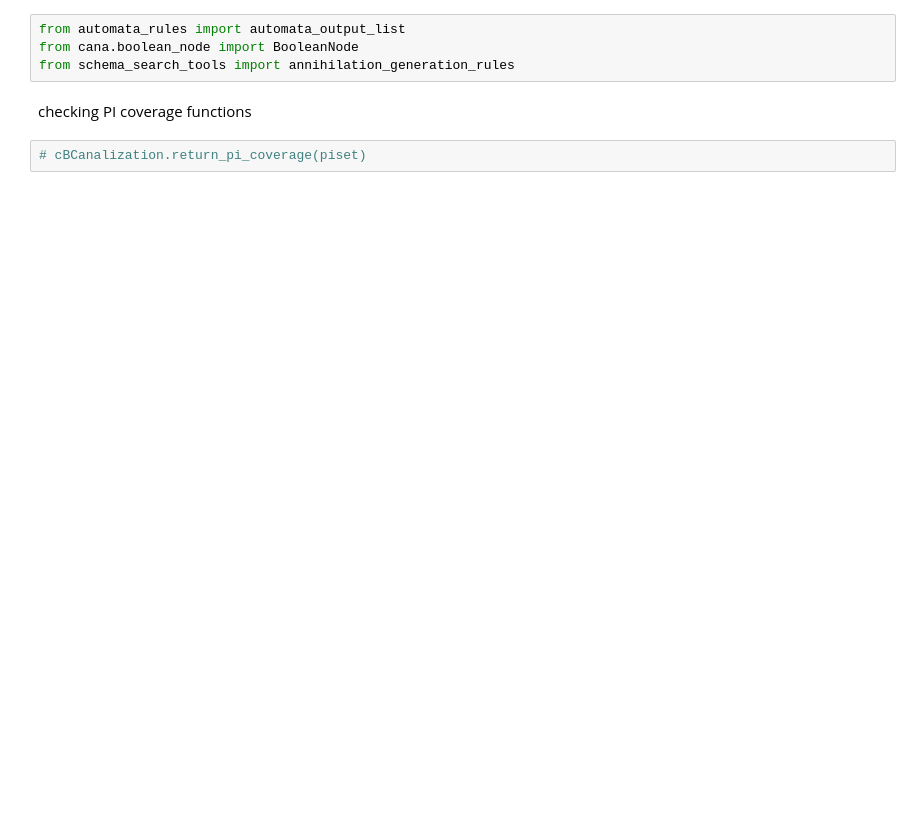
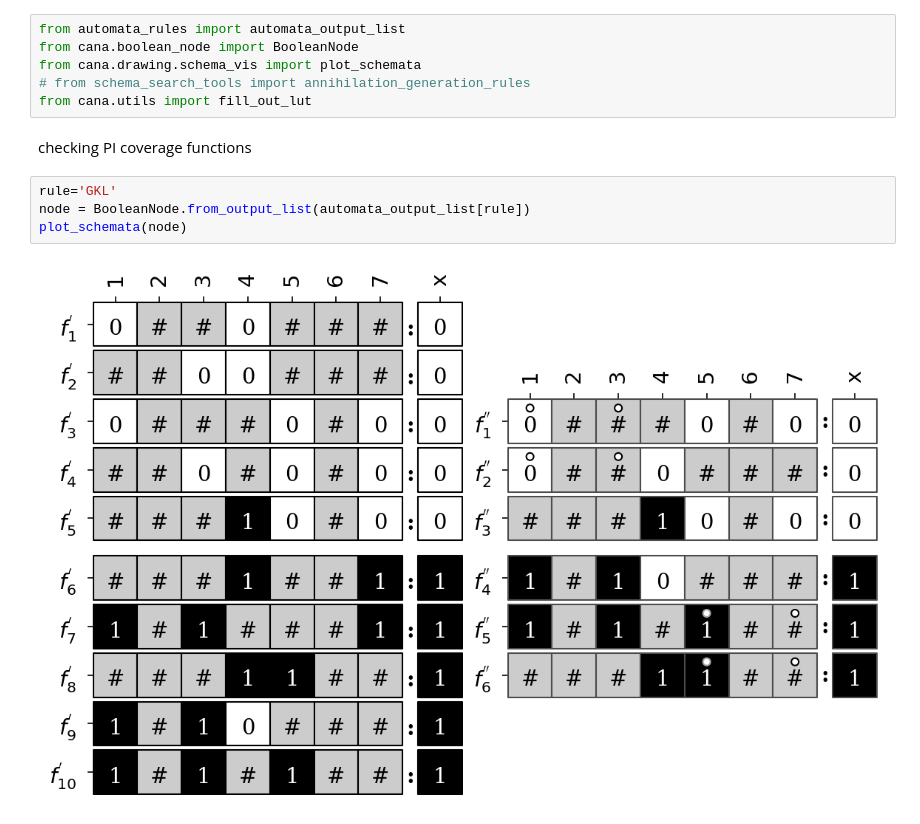
Before and after one commit to yoshiakifujita/CANA, a Jupyter notebook: automata/ks_for_anni_gen.ipynb, the cells around one changed output. Drawn from its saved outputs; the diff is of its cells as text; blank space fills up the shorter version.

```diff
--- a/automata/ks_for_anni_gen.ipynb
+++ b/automata/ks_for_anni_gen.ipynb
@@ -1,8 +1,14 @@
 # %%
 from automata_rules import automata_output_list
 from cana.boolean_node import BooleanNode
-from schema_search_tools import annihilation_generation_rules
+from cana.drawing.schema_vis import plot_schemata
+# from schema_search_tools import annihilation_generation_rules
+from cana.utils import fill_out_lut
 # %% [markdown]
 checking PI coverage functions
-# %%
-# cBCanalization.return_pi_coverage(piset)
+# %%
+rule='GKL'
+node = BooleanNode.from_output_list(automata_output_list[rule])
+plot_schemata(node)
+# %% [output]
+[figure, added]
```
Also changed, not shown: parts of 4 cells of this notebook, 5 other files.
